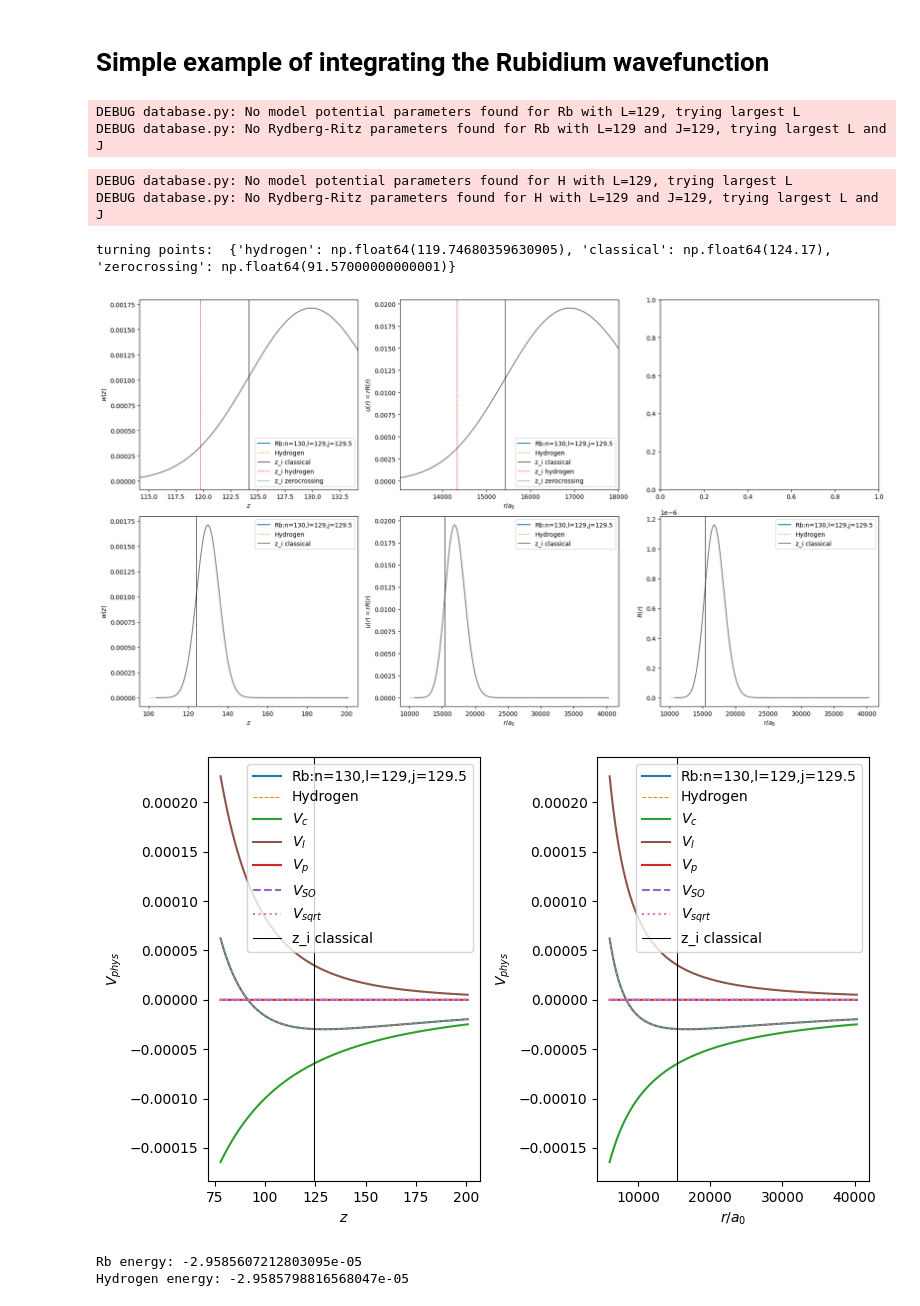
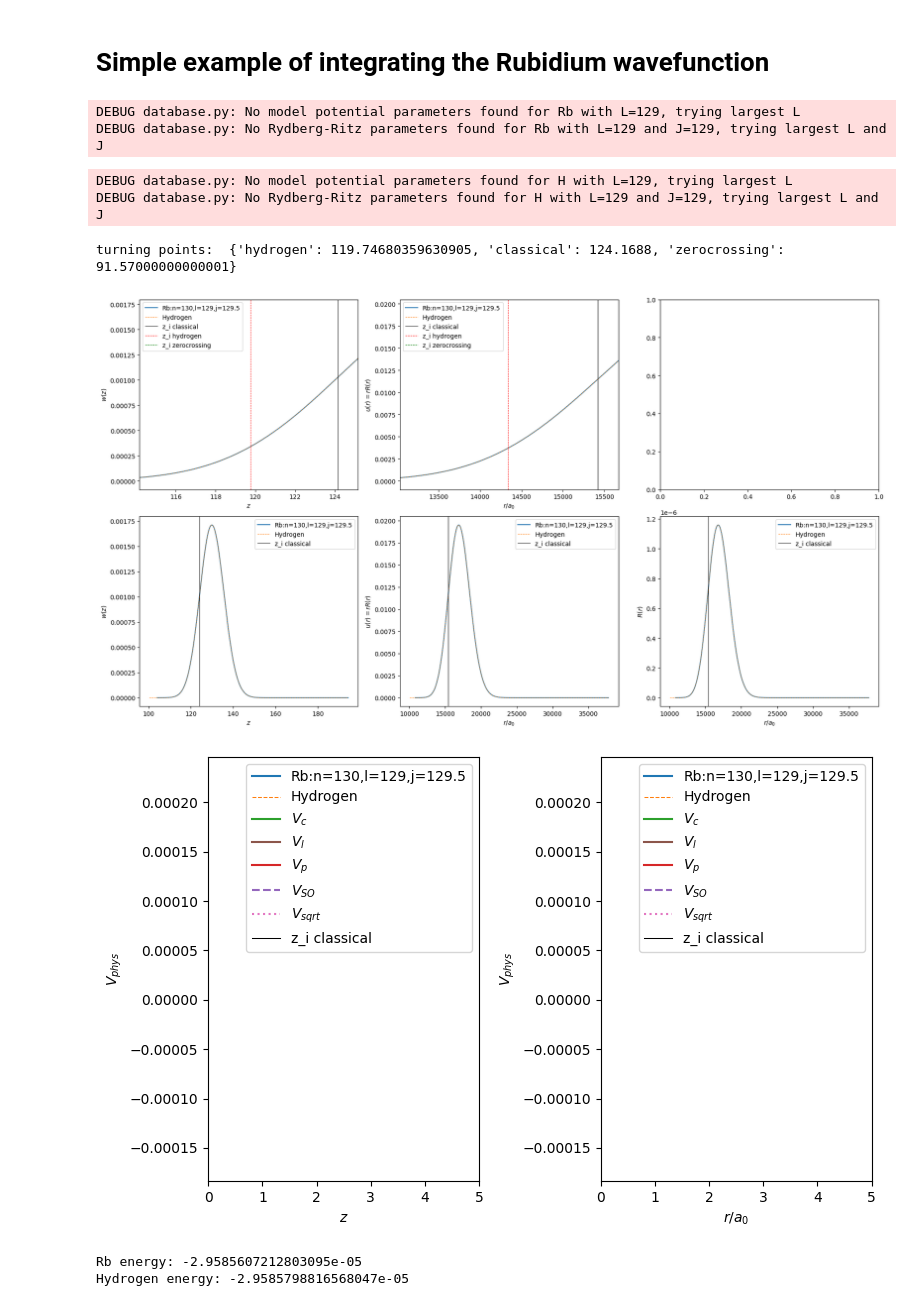
Before and after one commit to pairinteraction/ryd-numerov, a Jupyter notebook: docs/examples/rubidium_wavefunction.ipynb, the cells around one changed output. Cells and saved outputs as stored; diff of their text form; code cells hidden in the pictures.

```diff
--- a/docs/examples/rubidium_wavefunction.ipynb
+++ b/docs/examples/rubidium_wavefunction.ipynb
@@ -13,12 +13,13 @@ logging.getLogger("numerov").setLevel(logging.DEBUG)
 # %%
 n = 130
 l = n - 1
-atom = RydbergState("Rb", n=n, l=l, j=l + 0.5)
+j = l + 0.5
-# %%
-atom.integrate_wavefunction()
-# %% [output]
-DEBUG database.py: No model potential parameters found for Rb with L=129, trying largest L
-DEBUG database.py: No Rydberg-Ritz parameters found for Rb with L=129 and J=129, trying largest L and J
+# %%
+atom = RydbergState("Rb", n=n, l=l, j=j)
+atom.integrate_wavefunction()
+# %% [output]
+DEBUG database.py: No model potential parameters found for Rb with L=129, trying largest L
+DEBUG database.py: No Rydberg-Ritz parameters found for Rb with L=129 and J=129, trying largest L and J
 # %%
 hydrogen = RydbergState("H", n=atom.n, l=atom.l, j=atom.j)
 hydrogen.create_model(add_spin_orbit=False)
@@ -29,7 +30,7 @@ DEBUG database.py: No Rydberg-Ritz parameters found for H with L=129 and J=129,
 # %%
 label = f"{atom.species}:n={atom.n},l={atom.l},j={atom.j}"
 fig, axs = plt.subplots(2, 3, figsize=(18, 10))
-z_i = {which: atom.model.calc_z_turning_point(which) for which in ["hydrogen", "classical", "zerocrossing"]}
+z_i = {which: atom.model.calc_z_turning_point(which, dz=1e-4) for which in ["hydrogen", "classical", "zerocrossing"]}
 print("turning points: ", z_i)
 
 axs[0, 0].plot(atom.grid.zlist, atom.wavefunction.wlist, "C0-", label=label)
@@ -40,7 +41,7 @@ axs[0, 0].axvline(z_i["zerocrossing"], color="green", ls="--", lw=0.75, label="z
 axs[0, 0].set_xlabel(r"$z$")
 axs[0, 0].set_ylabel(r"$w(z)$")
 axs[0, 0].legend()
-zmin, zmax = max(0, z_i["classical"] - 10), z_i["classical"] + 10
+zmin, zmax = max(0, z_i["classical"] - 10), z_i["classical"] + 1
 axs[0, 0].set_xlim(zmin, zmax)
 
 axs[0, 1].plot(atom.grid.xlist, atom.wavefunction.ulist, "C0-", label=label)
@@ -77,8 +78,8 @@ axs[1, 2].legend()
 fig.tight_layout()
 plt.show()
 # %% [output]
-turning points:  {'hydrogen': np.float64(119.74680359630905), 'classical': np.float64(124.17), 'zerocrossing': np.float64(91.57000000000001)}
+turning points:  {'hydrogen': 119.74680359630905, 'classical': 124.1688, 'zerocrossing': 91.57000000000001}
-[figure, old version]
+[figure, new version]
 # %%
 plot_all_potentials = True
 
@@ -105,34 +106,36 @@ axs[0].set_ylabel(r"$V_{phys}$")
 axs[0].legend()
 
 axs[1].plot(new_x_list, atom_V_phys, "C0-", label=label)
 axs[1].plot(new_x_list, hydrogen_V_phys, "C1--", lw=0.75, label="Hydrogen")
 
 if plot_all_potentials:
     axs[1].plot(new_x_list, atom.model.calc_V_c(new_x_list), "C2-", label=r"$V_c$")
     axs[1].plot(new_x_list, atom.model.calc_V_l(new_x_list), "C5-", label=r"$V_l$")
     axs[1].plot(new_x_list, atom.model.calc_V_p(new_x_list), "C3-", label=r"$V_p$")
     axs[1].plot(new_x_list, atom.model.calc_V_so(new_x_list), "C4--", label=r"$V_{SO}$")
     axs[1].plot(new_x_list, atom.model.calc_V_sqrt(new_x_list), "C6:", label=r"$V_{sqrt}$")
 
 axs[1].axvline(z_i["classical"] ** 2, color="k", ls="-", lw=0.75, label="z_i classical")
 axs[1].set_xlabel(r"$r / a_0$")
 axs[1].set_ylabel(r"$V_{phys}$")
 axs[1].legend()
 
 
 for ax in axs:
     if ax.get_ylim()[0] < -0.1:
         ax.set_ylim(-0.1)
     if ax.get_ylim()[1] > 0.1:
         ax.set_ylim(None, 0.1)
+    ax.set_xlim(0, 5)
+    # ax.set_ylim(-1, 0.1)
 
 fig.tight_layout()
 plt.show()
 
 print(f"{atom.species} energy: {atom.energy}")
 print(f"Hydrogen energy: {hydrogen.energy}")
 # %% [output]
-[figure, old version]
+[figure, new version]
 Rb energy: -2.9585607212803095e-05
 Hydrogen energy: -2.9585798816568047e-05
 # %%
```
Also changed, not shown: parts of 1 cell of this notebook, 7 other files.
